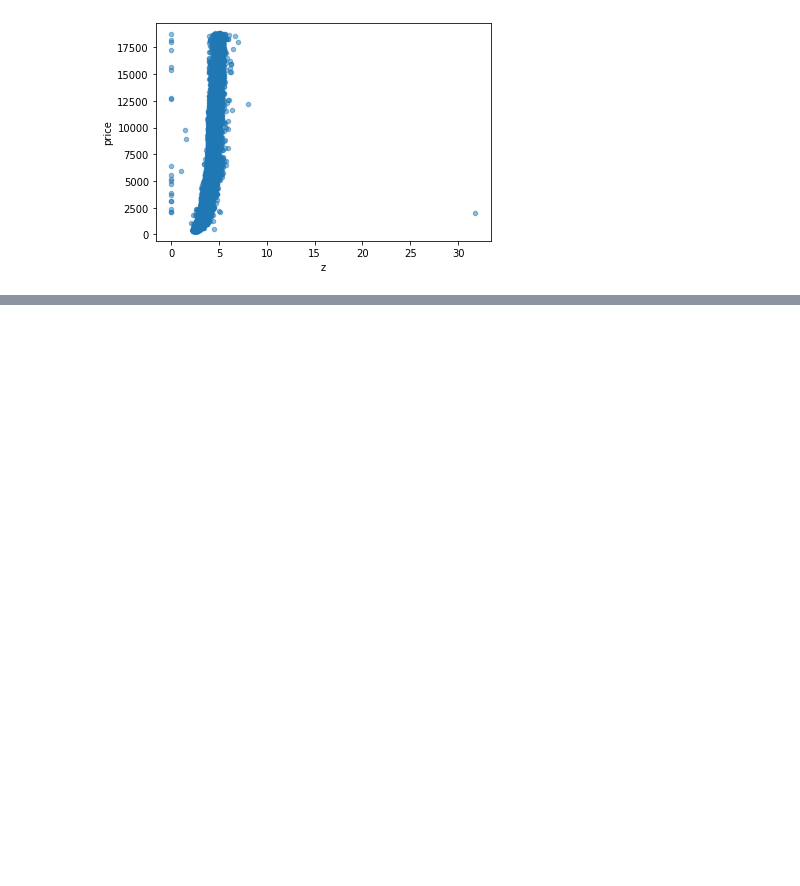
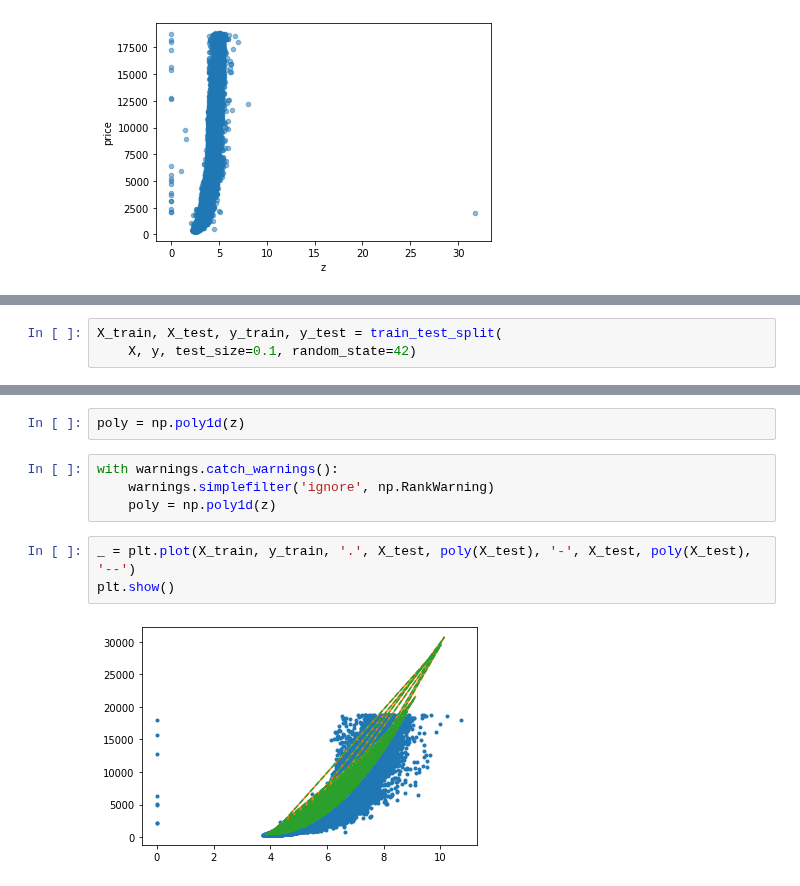
Before and after one commit to silvererudite/30-for-30-ml-projects, a Jupyter notebook: supervised/predicting-diamond-price.ipynb, the cells around one changed output, grey strips where cells are left out. Cells and saved outputs as stored; diff of their text form; blank space fills up the shorter version.

```diff
--- a/supervised/predicting-diamond-price.ipynb
+++ b/supervised/predicting-diamond-price.ipynb
@@ -129,0 +144,3 @@ array([  790.24590177, -6248.3056218 , 12791.89059815])
+# %%
+X_train, X_test, y_train, y_test = train_test_split(
+    X, y, test_size=0.1, random_state=42)
@@ -129,0 +153,11 @@ array([  790.24590177, -6248.3056218 , 12791.89059815])
+# %%
+poly = np.poly1d(z)
+# %%
+with warnings.catch_warnings():
+    warnings.simplefilter('ignore', np.RankWarning)
+    poly = np.poly1d(z)
+# %%
+_ = plt.plot(X_train, y_train, '.', X_test, poly(X_test), '-', X_test, poly(X_test), '--')
+plt.show()
+# %% [output]
+[figure, added]
```
Also changed, not shown: parts of 9 cells of this notebook.
